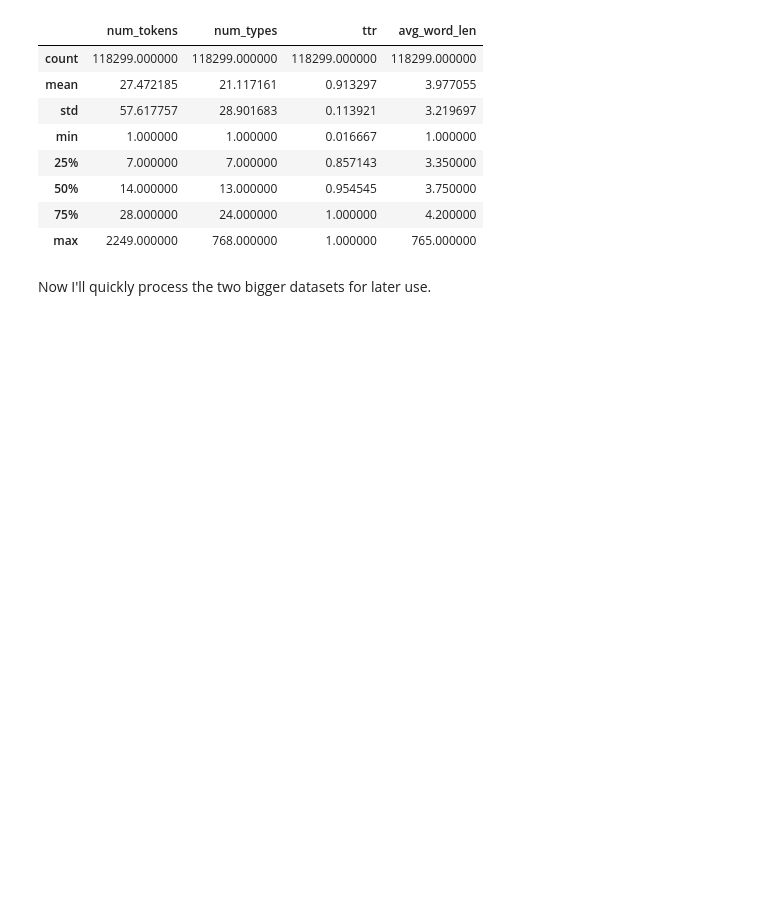
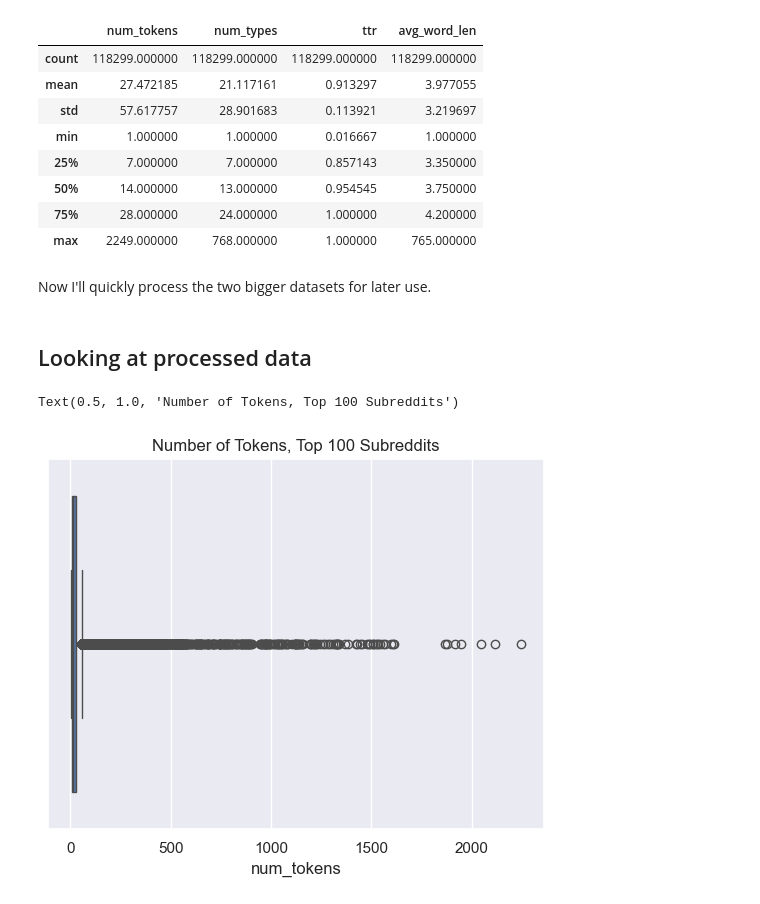
Before and after one commit to Data-Science-for-Linguists-2024/subreddit-clustering, a Jupyter notebook: notebooks/data_exploration.ipynb, the cells around one changed output. Drawn from its saved outputs; the diff is of its cells as text; code cells hidden in the pictures; blank space fills up the shorter version.

```diff
--- a/notebooks/data_exploration.ipynb
+++ b/notebooks/data_exploration.ipynb
@@ -4,8 +4,11 @@
 To see my methods for collecting the data, look at `scrape_top_subreddits.py` and then `scrape_comments.py` in the `scripts` folder.
 # %%
 import pandas as pd
+import matplotlib.pyplot as plt
 import nltk
 import numpy as np
+import seaborn as sns
+sns.set_theme()
 # %%
 top_10 = pd.read_json("../private/comment_data_10.json")
 top_100 = pd.read_json("../private/comment_data_100.json")
@@ -231,3 +234,10 @@ top_2500["num_types"] = top_2500.tokens.map(lambda t: len(set(t)))
 top_2500["ttr"] = top_2500["num_types"] / top_2500["num_tokens"]
 top_2500["avg_word_len"] = top_2500.tokens.map(lambda t: np.mean([len(tok) for tok in t]))
 top_2500.to_pickle("../private/top_2500_processed.pkl")
+# %% [markdown]
+## Looking at processed data
+# %%
+sns.boxplot(x=top_100["num_tokens"]).set_title("Number of Tokens, Top 100 Subreddits")
+# %% [output]
+Text(0.5, 1.0, 'Number of Tokens, Top 100 Subreddits')
+[figure, added]
```
Also changed, not shown: parts of 9 cells of this notebook, 1 other file.
